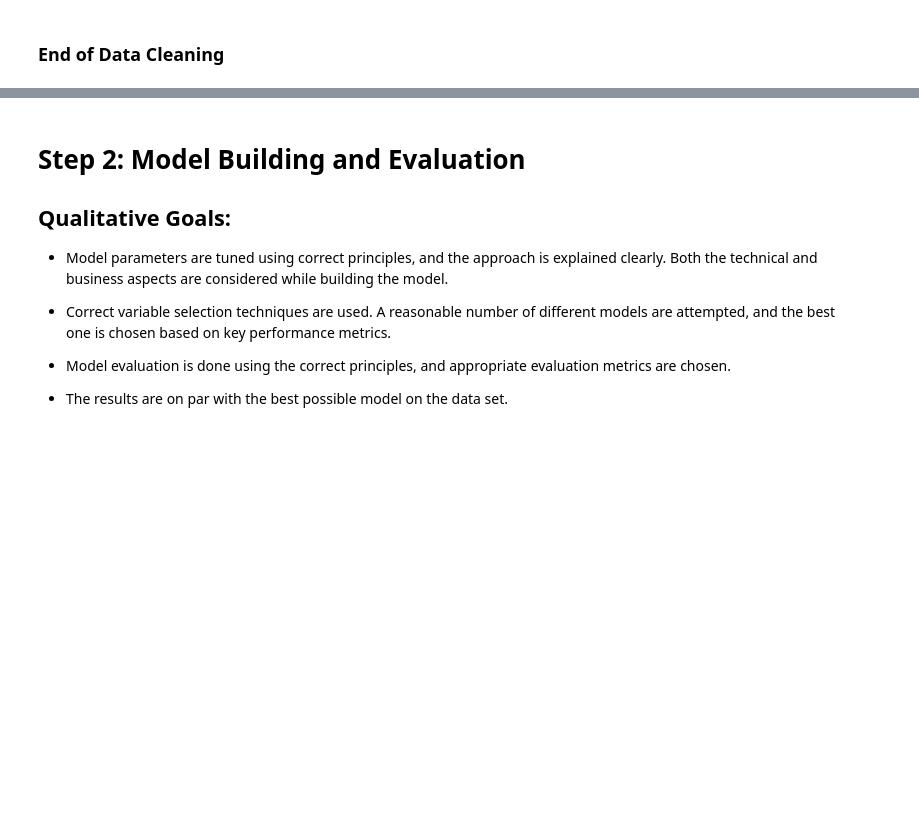
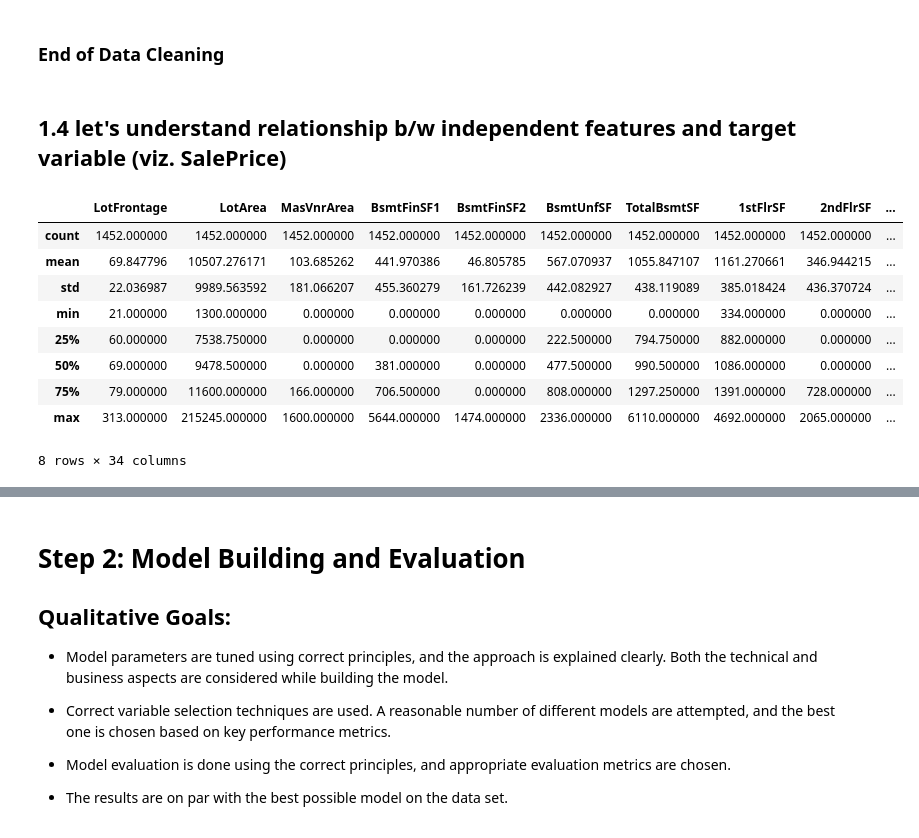
Before and after one commit to JamshedAhsan/house-price-prediction, a Jupyter notebook: Housing-Price-Prediction.ipynb, the cells around one changed output, grey strips where cells are left out. Cells and saved outputs as stored; diff of their text form; code cells hidden in the pictures; blank space fills up the shorter version.

```diff
--- a/Housing-Price-Prediction.ipynb
+++ b/Housing-Price-Prediction.ipynb
@@ -3056,2 +3185,17 @@ housing_base_data.head()
 # %% [markdown]
 ### End of Data Cleaning
+# %% [markdown]
+## 1.4 let's understand relationship b/w independent features and target variable (viz. SalePrice)
+# %%
+housing_base_data.describe()
+# %% [output]
+|  | LotFrontage | LotArea | MasVnrArea | BsmtFinSF1 | BsmtFinSF2 | BsmtUnfSF | TotalBsmtSF | 1stFlrSF | 2ndFlrSF | ... |
+| count | 1452.000000 | 1452.000000 | 1452.000000 | 1452.000000 | 1452.000000 | 1452.000000 | 1452.000000 | 1452.000000 | 1452.000000 | ... |
+| mean | 69.847796 | 10507.276171 | 103.685262 | 441.970386 | 46.805785 | 567.070937 | 1055.847107 | 1161.270661 | 346.944215 | ... |
+| std | 22.036987 | 9989.563592 | 181.066207 | 455.360279 | 161.726239 | 442.082927 | 438.119089 | 385.018424 | 436.370724 | ... |
+| min | 21.000000 | 1300.000000 | 0.000000 | 0.000000 | 0.000000 | 0.000000 | 0.000000 | 334.000000 | 0.000000 | ... |
+| 25% | 60.000000 | 7538.750000 | 0.000000 | 0.000000 | 0.000000 | 222.500000 | 794.750000 | 882.000000 | 0.000000 | ... |
+| 50% | 69.000000 | 9478.500000 | 0.000000 | 381.000000 | 0.000000 | 477.500000 | 990.500000 | 1086.000000 | 0.000000 | ... |
+| 75% | 79.000000 | 11600.000000 | 166.000000 | 706.500000 | 0.000000 | 808.000000 | 1297.250000 | 1391.000000 | 728.000000 | ... |
+| max | 313.000000 | 215245.000000 | 1600.000000 | 5644.000000 | 1474.000000 | 2336.000000 | 6110.000000 | 4692.000000 | 2065.000000 | ... |
+8 rows × 34 columns
```
Also changed, not shown: parts of 133 cells of this notebook.
